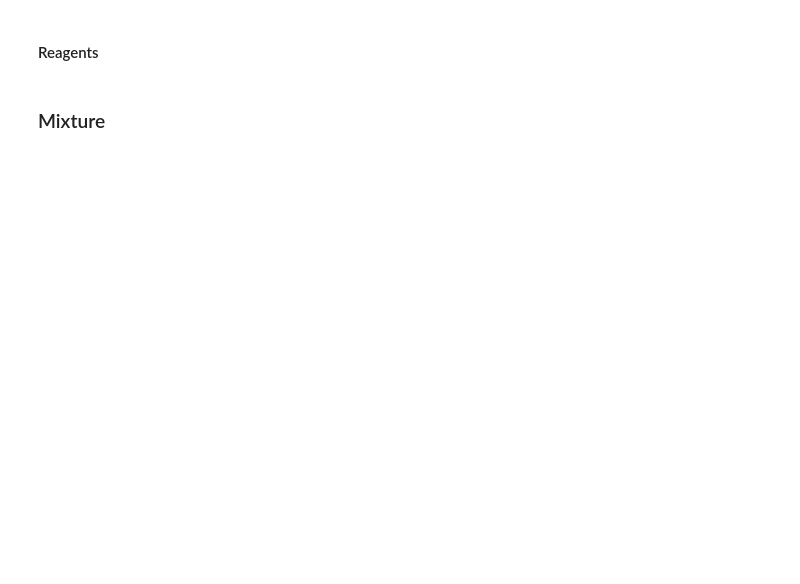
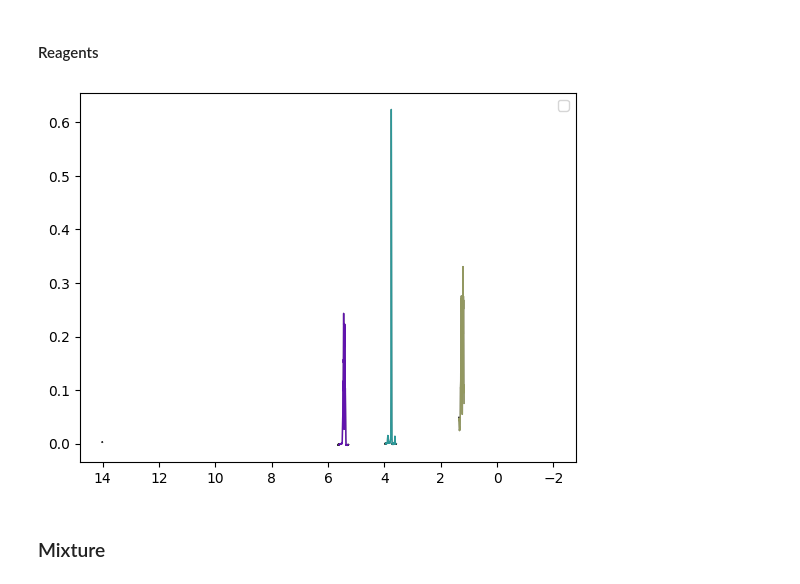
Before and after one commit to BDomzal/magnetstein_x_chemical_reactions, a Jupyter notebook: notebooks/preprocessing/PMG_284_preprocessing.ipynb, the cells around one changed output. Drawn from its saved outputs; the diff is of its cells as text; code cells hidden in the pictures; blank space fills up the shorter version.

Commit message:
Cleaned preprocessing

```diff
--- a/notebooks/preprocessing/PMG_284_preprocessing.ipynb
+++ b/notebooks/preprocessing/PMG_284_preprocessing.ipynb
@@ -1,5 +1,7 @@
 # %% [markdown]
 ### Imports
+# %%
+experiment_name = 'PMG 284 monitoring'
 # %%
 import sys
 import numpy as np
@@ -11,0 +14,12 @@ import pickle
+# %%
+import json
+
+with open('../../config.json', 'r') as f:
+    config = json.load(f)
+
+MAGNETSTEIN_PATH = config["magnetstein_path"]
+MIXTURE_PATH = config["raw_mixture_paths"][experiment_name]
+MIXTURE_SEPARATOR = config["mixture_separators"][experiment_name]
+PREPROCESSING_OUTPUT_PATH = config["preprocessing_output_path"][experiment_name]
+INTEGRATION_INTERVALS = config["integration_intervals"][experiment_name]
+MIXTURE_TO_EXTRACT_REAGENTS_SPECTRA = config["mixture_to_extract_reagents_spectra"][experiment_name]
@@ -31,4 +37,4 @@ mixture_separator = '\t'
 # %% [markdown]
 #### Mixture in time
 # %%
-mixture_time_data = pd.read_csv(mixture_path, sep = mixture_separator).iloc[:,:-2]
+mixture_time_data = pd.read_csv(MIXTURE_PATH, sep = MIXTURE_SEPARATOR).iloc[:,:-2]
@@ -55,10 +61,10 @@ NMRSpectrum.plot_all([load_spectrum(mixture_time_data, 1),
 # %%
 reagents_sp = []
 
-mix920 = pd.DataFrame(load_spectrum(mixture_time_data, 920).confs)
+mix920 = pd.DataFrame(load_spectrum(mixture_time_data, MIXTURE_TO_EXTRACT_REAGENTS_SPECTRA).confs)
 
 #2-pentene
-reagent0 = mix920[mix920[0].apply(lambda x: (x>5.3 and x<5.6)
+reagent0 = mix920[mix920[0].apply(lambda x: (x>INTEGRATION_INTERVALS[0][0] and x<INTEGRATION_INTERVALS[0][1])
                                  )]
 ppm = reagent0.iloc[:,0]
 ints = reagent0.iloc[:,1]
@@ -66,23 +72,25 @@ reagents_sp.append(NMRSpectrum(confs = list(zip(ppm, ints))))
 
 
 #triethylsilane
-reagent1 = mix920[mix920[0].apply(lambda x: (x>3.6 and x<3.95)
+reagent1 = mix920[mix920[0].apply(lambda x: (x>INTEGRATION_INTERVALS[1][0] and x<INTEGRATION_INTERVALS[1][1])
                                  )]
 ppm = reagent1.iloc[:,0]
 ints = reagent1.iloc[:,1]
 reagents_sp.append(NMRSpectrum(confs = list(zip(ppm, ints))))
 
 #product
-reagent2 = mix920[mix920[0].apply(lambda x: (x>1.16 and x<1.36)
+reagent2 = mix920[mix920[0].apply(lambda x: (x>INTEGRATION_INTERVALS[2][0] and x<INTEGRATION_INTERVALS[2][1])
                                  )]
 ppm = reagent2.iloc[:,0]
 ints = reagent2.iloc[:,1]
 reagents_sp.append(NMRSpectrum(confs = list(zip(ppm, ints))))
 # %%
-mix920_sp = load_spectrum(mixture_time_data, 920)
+mix920_sp = load_spectrum(mixture_time_data, MIXTURE_TO_EXTRACT_REAGENTS_SPECTRA)
 plt.gca().invert_xaxis()
 #plt.xlim(1.8, 1.14)
 NMRSpectrum.plot_all([mix920_sp] + reagents_sp, profile=True)
+# %% [output]
+[figure, added]
 # %% [markdown]
 ### Mixture
 # %%
```
Also changed, not shown: parts of 9 cells of this notebook, 3 other files.
